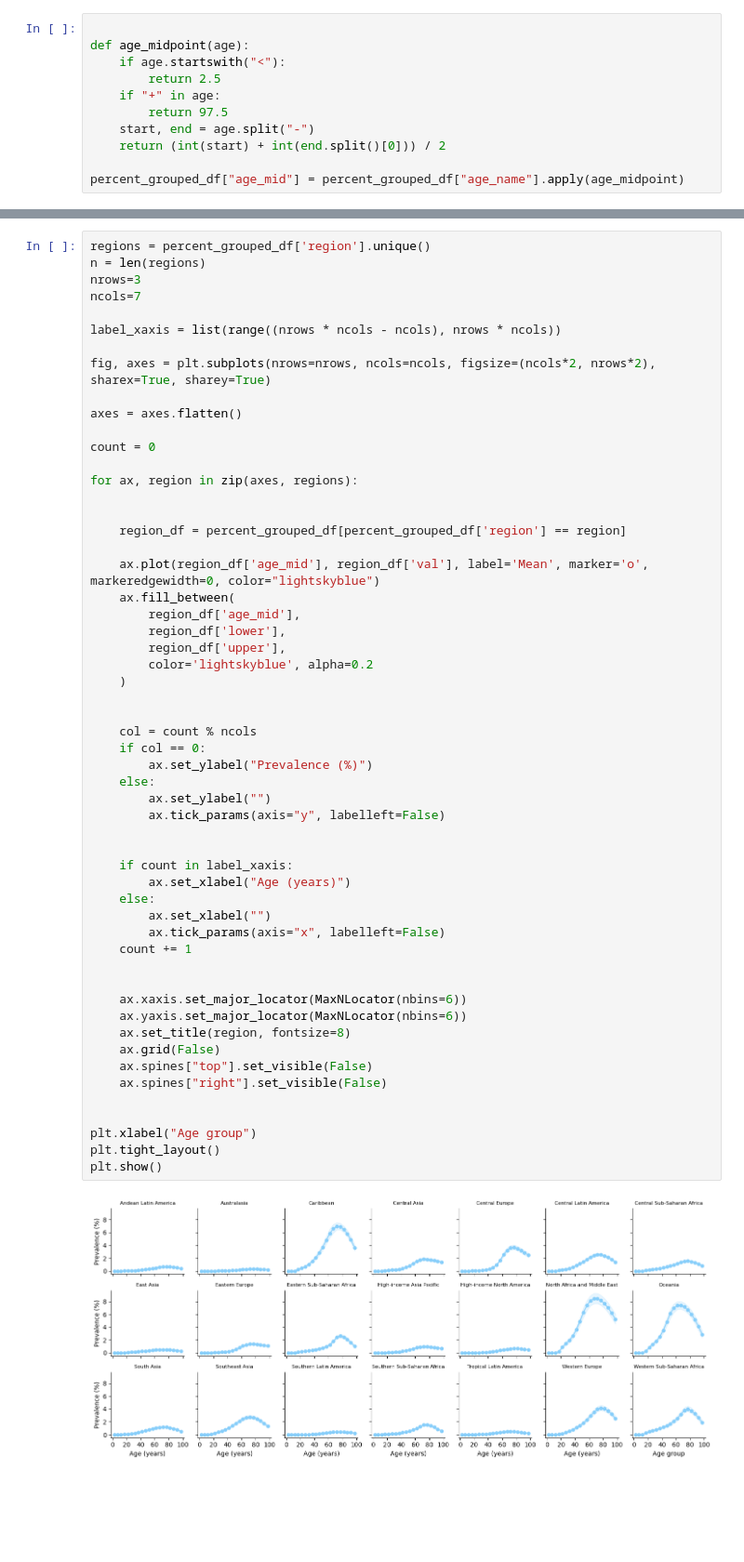
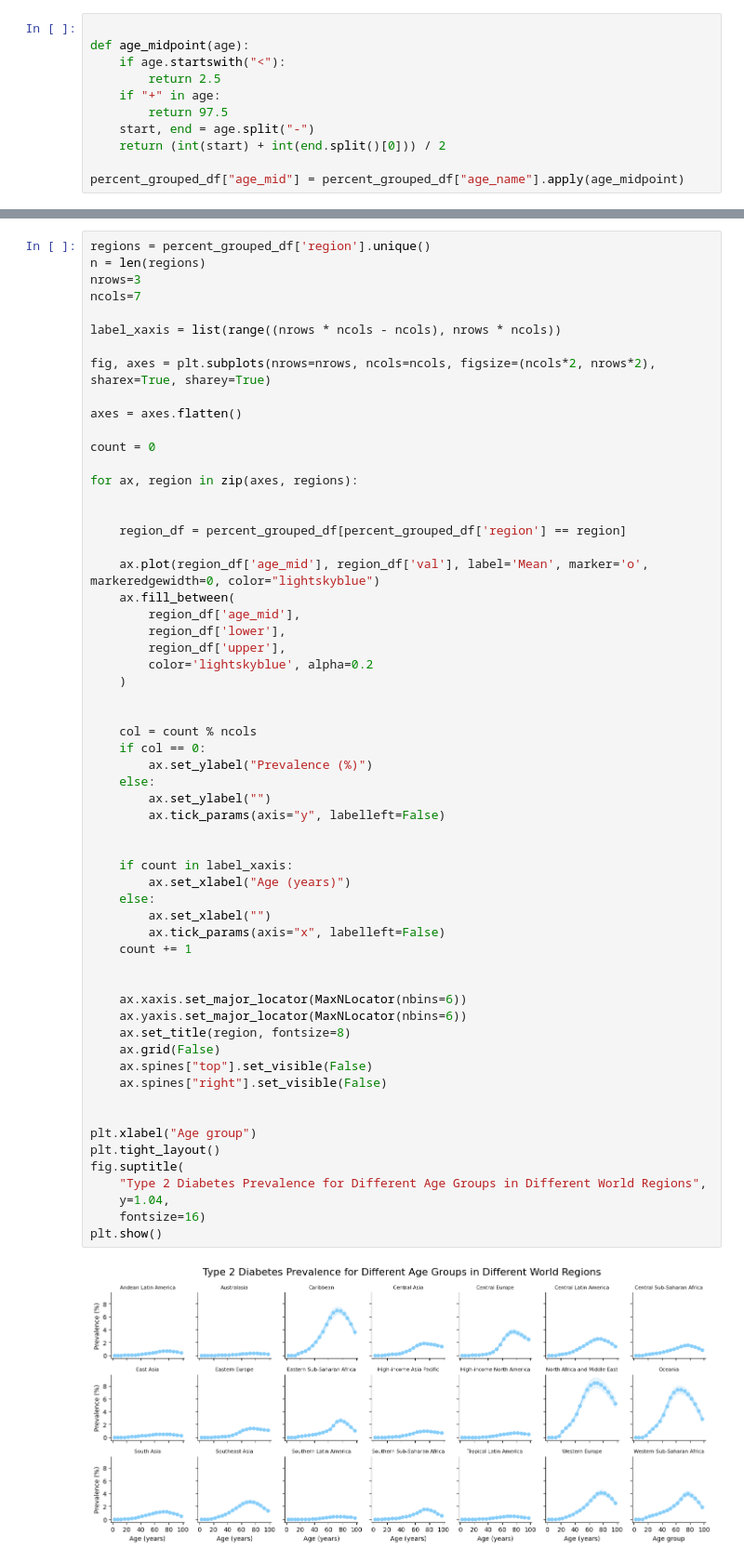
Before and after one commit to aldaszarnauskas/programming-for-data-analytics, a Jupyter notebook: project/project.ipynb, the cells around one changed output, grey strips where cells are left out. Shown at 93% size. Drawn from its saved outputs; the diff is of its cells as text; blank space fills up the shorter version.

```diff
--- a/project/project.ipynb
+++ b/project/project.ipynb
@@ -139,31 +128,35 @@ for ax, region in zip(axes, regions):
 
 
     col = count % ncols
     if col == 0:
         ax.set_ylabel("Prevalence (%)")
     else:
         ax.set_ylabel("")
         ax.tick_params(axis="y", labelleft=False)
 
 
     if count in label_xaxis:
         ax.set_xlabel("Age (years)")
     else:
         ax.set_xlabel("")
         ax.tick_params(axis="x", labelleft=False)
     count += 1
 
 
     ax.xaxis.set_major_locator(MaxNLocator(nbins=6))
     ax.yaxis.set_major_locator(MaxNLocator(nbins=6))
     ax.set_title(region, fontsize=8)
     ax.grid(False)
     ax.spines["top"].set_visible(False)
     ax.spines["right"].set_visible(False)
 
 
 plt.xlabel("Age group")
 plt.tight_layout()
+fig.suptitle(
+    "Type 2 Diabetes Prevalence for Different Age Groups in Different World Regions",
+    y=1.04,
+    fontsize=16)
 plt.show()
 # %% [output]
-[figure, old version]
+[figure, new version]
```
Also changed, not shown: parts of 14 cells of this notebook, 2 other files.
